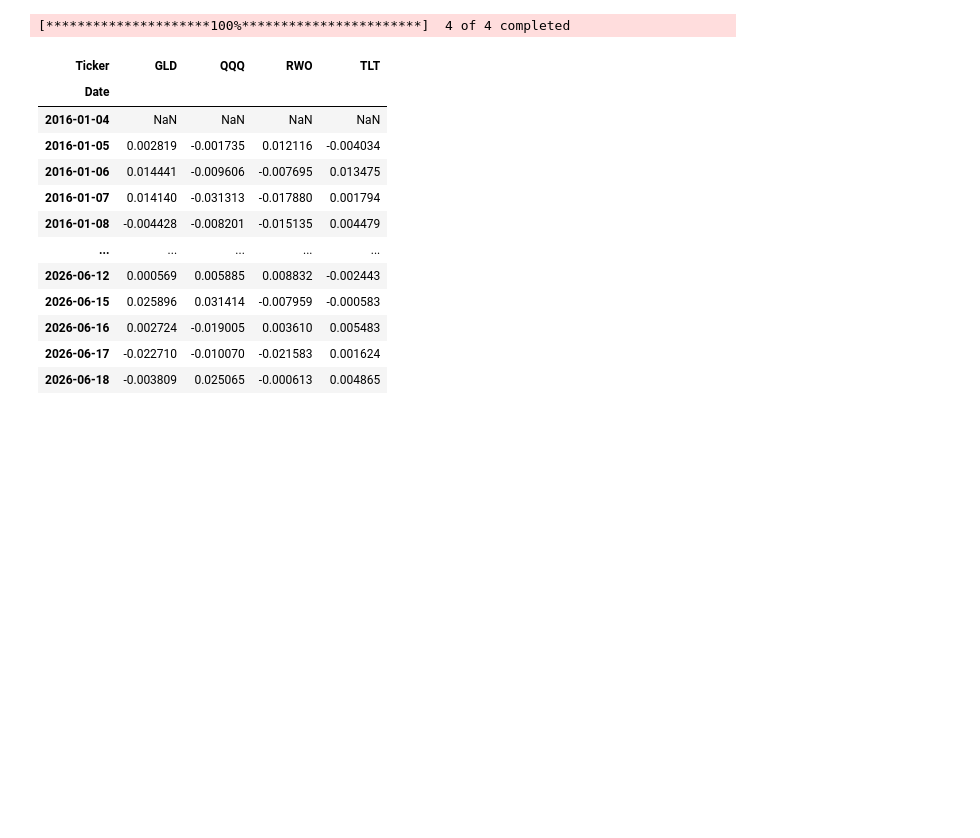
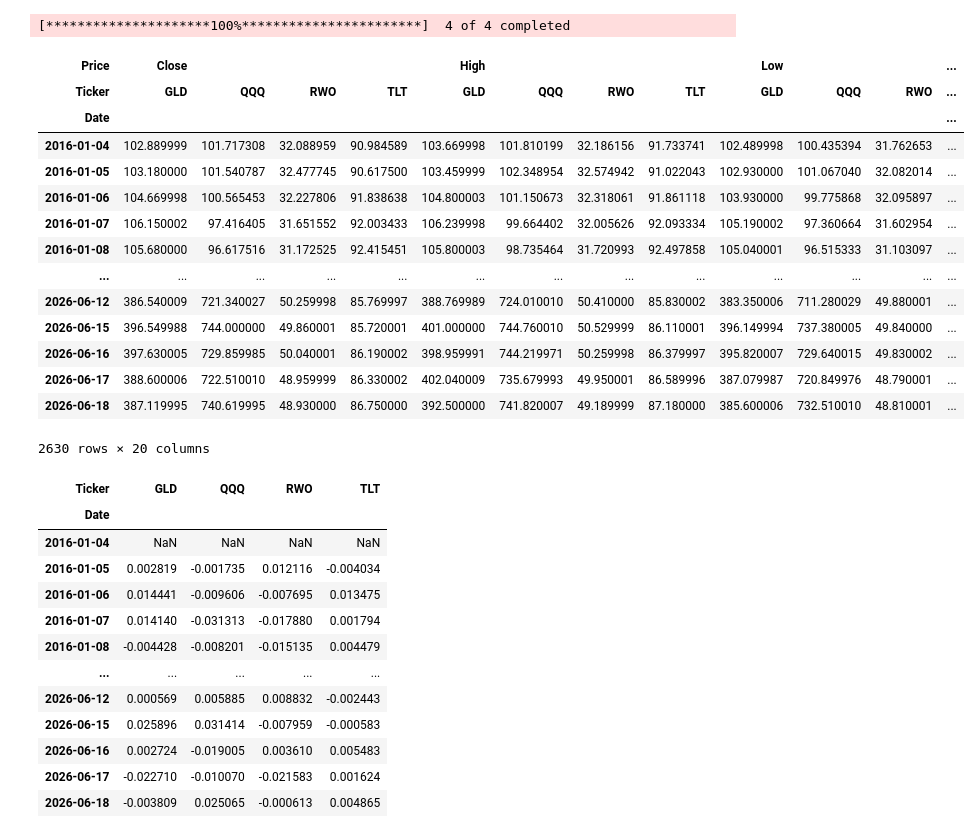
Before and after one commit to neogeoss/WallStreetQuant_Coding, a Jupyter notebook: Homework3/Homework3.ipynb, the cells around one changed output. Cells and saved outputs as stored; diff of their text form; code cells hidden in the pictures; blank space fills up the shorter version.

```diff
--- a/Homework3/Homework3.ipynb
+++ b/Homework3/Homework3.ipynb
@@ -11,6 +11,24 @@ univ = ['QQQ','TLT','GLD','RWO']
 stock_px = yf.download(univ, start='2016-01-01')
 # %% [output]
 [*********************100%***********************]  4 of 4 completed
+# %%
+stock_px
+# %% [output]
+| Price | Close |  |  |  | High |  |  |  | Low |  |  | ... |
+| Ticker | GLD | QQQ | RWO | TLT | GLD | QQQ | RWO | TLT | GLD | QQQ | RWO | ... |
+| Date |  |  |  |  |  |  |  |  |  |  |  | ... |
+| 2016-01-04 | 102.889999 | 101.717308 | 32.088959 | 90.984589 | 103.669998 | 101.810199 | 32.186156 | 91.733741 | 102.489998 | 100.435394 | 31.762653 | ... |
+| 2016-01-05 | 103.180000 | 101.540787 | 32.477745 | 90.617500 | 103.459999 | 102.348954 | 32.574942 | 91.022043 | 102.930000 | 101.067040 | 32.082014 | ... |
+| 2016-01-06 | 104.669998 | 100.565453 | 32.227806 | 91.838638 | 104.800003 | 101.150673 | 32.318061 | 91.861118 | 103.930000 | 99.775868 | 32.095897 | ... |
+| 2016-01-07 | 106.150002 | 97.416405 | 31.651552 | 92.003433 | 106.239998 | 99.664402 | 32.005626 | 92.093334 | 105.190002 | 97.360664 | 31.602954 | ... |
+| 2016-01-08 | 105.680000 | 96.617516 | 31.172525 | 92.415451 | 105.800003 | 98.735464 | 31.720993 | 92.497858 | 105.040001 | 96.515333 | 31.103097 | ... |
+| ... | ... | ... | ... | ... | ... | ... | ... | ... | ... | ... | ... | ... |
+| 2026-06-12 | 386.540009 | 721.340027 | 50.259998 | 85.769997 | 388.769989 | 724.010010 | 50.410000 | 85.830002 | 383.350006 | 711.280029 | 49.880001 | ... |
+| 2026-06-15 | 396.549988 | 744.000000 | 49.860001 | 85.720001 | 401.000000 | 744.760010 | 50.529999 | 86.110001 | 396.149994 | 737.380005 | 49.840000 | ... |
+| 2026-06-16 | 397.630005 | 729.859985 | 50.040001 | 86.190002 | 398.959991 | 744.219971 | 50.259998 | 86.379997 | 395.820007 | 729.640015 | 49.830002 | ... |
+| 2026-06-17 | 388.600006 | 722.510010 | 48.959999 | 86.330002 | 402.040009 | 735.679993 | 49.950001 | 86.589996 | 387.079987 | 720.849976 | 48.790001 | ... |
+| 2026-06-18 | 387.119995 | 740.619995 | 48.930000 | 86.750000 | 392.500000 | 741.820007 | 49.189999 | 87.180000 | 385.600006 | 732.510010 | 48.810001 | ... |
+2630 rows × 20 columns
 # %%
 # daily_returns = stock_px['Close'] - stock_px['Close'].shift(1)
 
```
Also changed, not shown: 4 other files.
